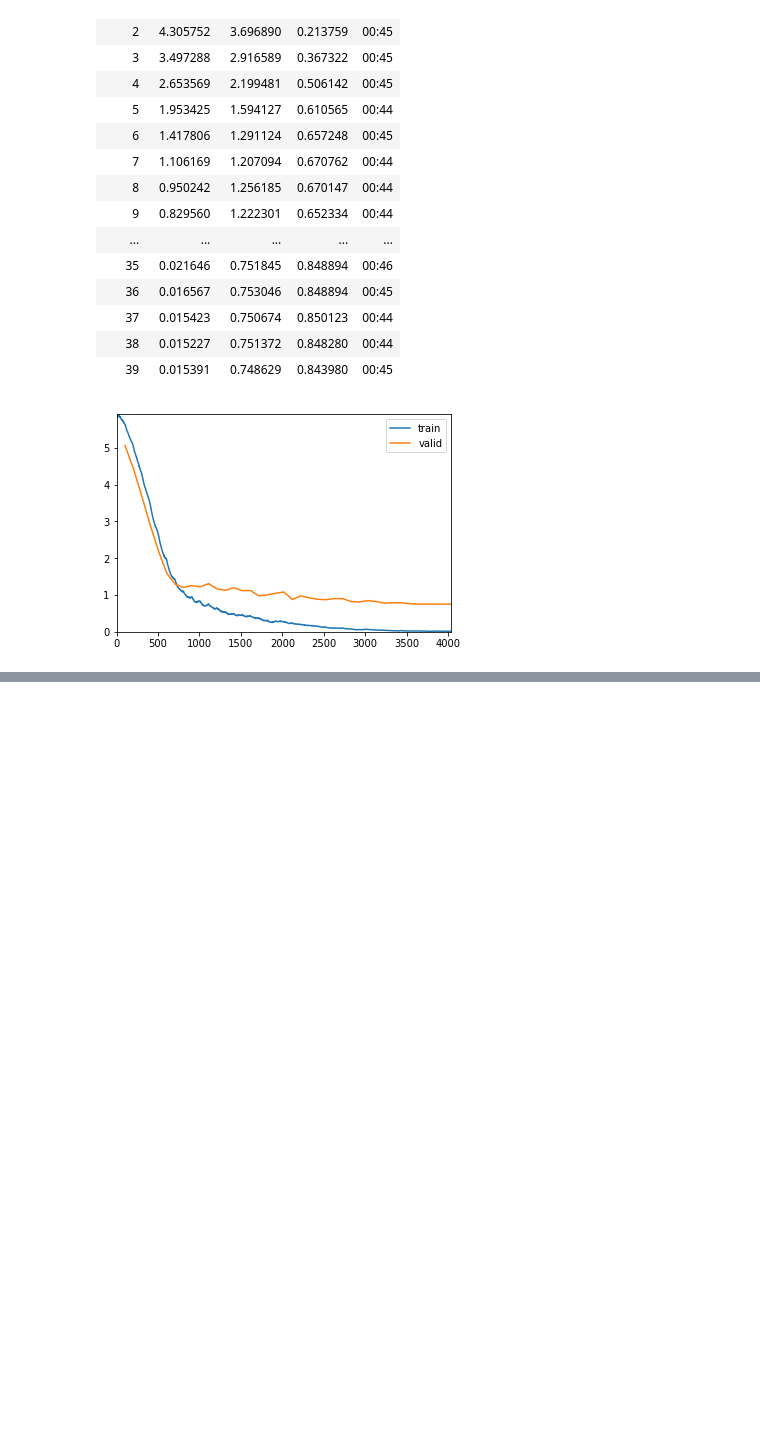
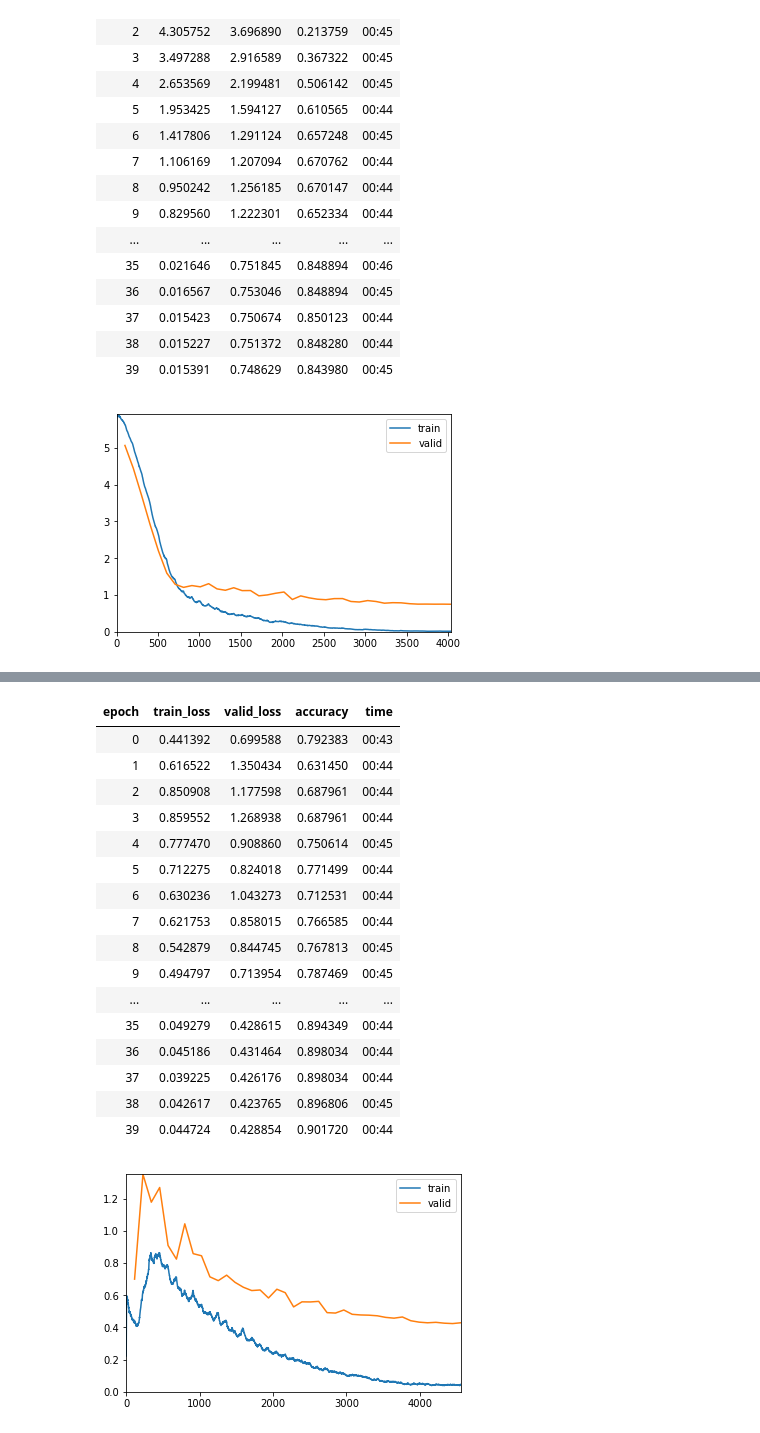
Before and after one commit to zerothphase/ai4sea_cv_challenge, a Jupyter notebook: Resnets.ipynb, the cells around one changed output, grey strips where cells are left out. Drawn from its saved outputs; the diff is of its cells as text; code cells hidden in the pictures; blank space fills up the shorter version.

```diff
--- a/Resnets.ipynb
+++ b/Resnets.ipynb
@@ -296,0 +395,23 @@ learn.save('res50_20epochs_64bs_sz224_wd1e-3_lrslice')
+# %%
+lr = 3e-3
+wd = 1e-3
+learn.fit_one_cycle(40, max_lr=slice(lr/100, lr), wd=wd, div_factor=10, pct_start=0.1)
+# %% [output]
+| epoch | train_loss | valid_loss | accuracy | time |
+| 0 | 0.441392 | 0.699588 | 0.792383 | 00:43 |
+| 1 | 0.616522 | 1.350434 | 0.631450 | 00:44 |
+| 2 | 0.850908 | 1.177598 | 0.687961 | 00:44 |
+| 3 | 0.859552 | 1.268938 | 0.687961 | 00:44 |
+| 4 | 0.777470 | 0.908860 | 0.750614 | 00:45 |
+| 5 | 0.712275 | 0.824018 | 0.771499 | 00:44 |
+| 6 | 0.630236 | 1.043273 | 0.712531 | 00:44 |
+| 7 | 0.621753 | 0.858015 | 0.766585 | 00:44 |
+| 8 | 0.542879 | 0.844745 | 0.767813 | 00:45 |
+| 9 | 0.494797 | 0.713954 | 0.787469 | 00:45 |
+| ... | ... | ... | ... | ... |
+| 35 | 0.049279 | 0.428615 | 0.894349 | 00:44 |
+| 36 | 0.045186 | 0.431464 | 0.898034 | 00:44 |
+| 37 | 0.039225 | 0.426176 | 0.898034 | 00:44 |
+| 38 | 0.042617 | 0.423765 | 0.896806 | 00:45 |
+| 39 | 0.044724 | 0.428854 | 0.901720 | 00:44 |
+[figure, added]
```
Also changed, not shown: parts of 26 cells of this notebook.
